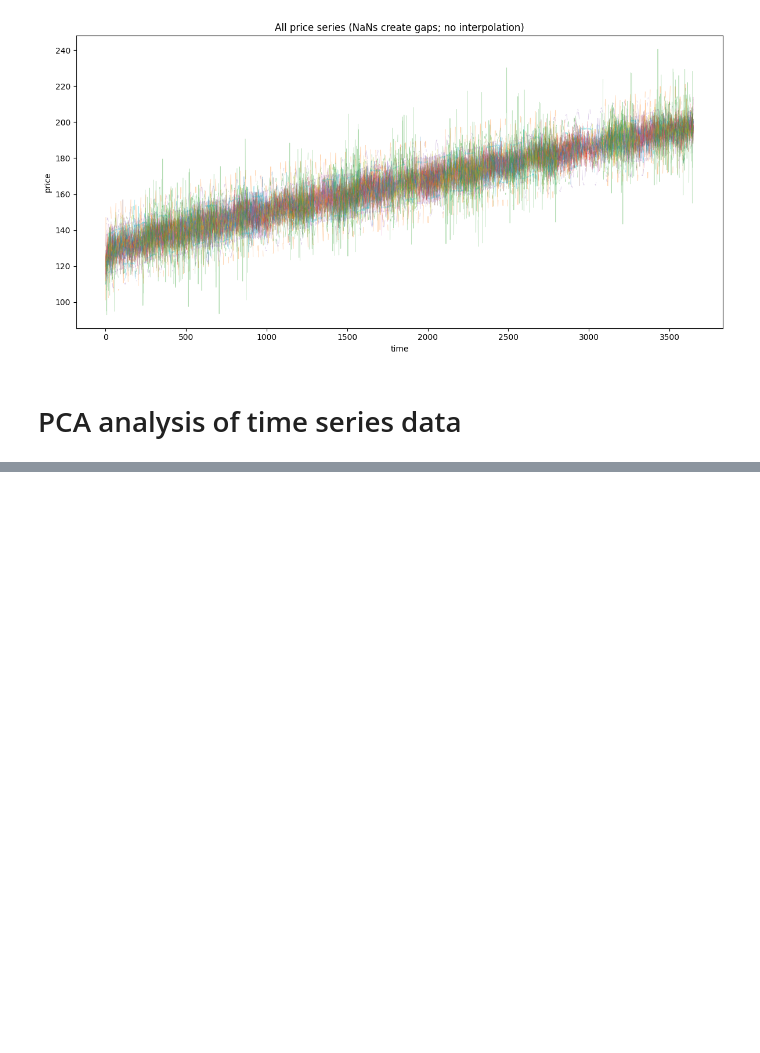
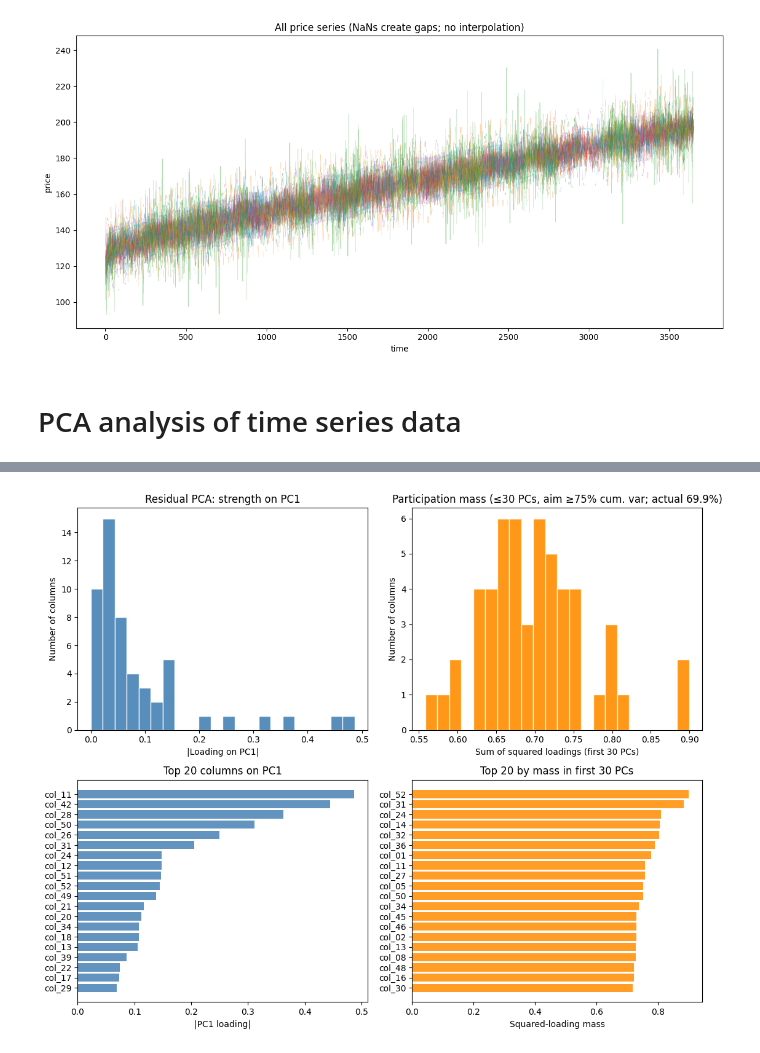
Before and after one commit to Nikhilesh-B/LimestoneDataChallengeMIT2026, a Jupyter notebook: Problem1/Problem1.ipynb, the cells around one changed output, grey strips where cells are left out. Cells and saved outputs as stored; diff of their text form; code cells hidden in the pictures; blank space fills up the shorter version.

```diff
--- a/Problem1/Problem1.ipynb
+++ b/Problem1/Problem1.ipynb
@@ -303,0 +520,85 @@ submit_answer_1(placeholder_example_solution_for_format())  # You must submit yo
+# %%
+
+price_cols = DF.select_dtypes(include=[np.number]).columns
+X_raw = DF[price_cols].copy()
+row_means = X_raw.mean(axis=1)
+R = X_raw.sub(row_means, axis=0).fillna(0.0)
+
+pipe_res = Pipeline(
+    [
+        ("scale", StandardScaler()),
+        ("pca", PCA()),
+    ]
+)
+pipe_res.fit(R)
+pca = pipe_res.named_steps["pca"]
+names = list(R.columns)
+
+# Participation mass: PCs until 75% cumulative variance, capped at 30 PCs
+TARGET_VAR = 0.75
+MAX_PCS = 30
+cum = np.cumsum(pca.explained_variance_ratio_)
+K_75 = int(np.searchsorted(cum, TARGET_VAR) + 1)
+K_75 = max(K_75, 1)
+K_use = min(K_75, MAX_PCS, pca.n_components_)
+
+# Loadings: variable j on PC k  ~  component[k,j] * sqrt(eigenvalue_k)
+comp = pca.components_[:K_use]
+ev = pca.explained_variance_[:K_use]
+L = comp.T * np.sqrt(ev)
+participation_mass = np.sum(L**2, axis=1)
+pc1_abs = np.abs(pca.components_[0, :])
+
+load_df = pd.DataFrame(
+    {
+        "abs_loading_PC1": pc1_abs,
+        "sq_loading_mass": participation_mass,
+    },
+    index=names,
+)
+
+print(
+    f"Participation mass = sum of squared loadings on first {K_use} PCs. "
+    f"Rule: min(PCs for ≥{TARGET_VAR:.0%} var, {MAX_PCS}) → "
+    f"K_75={K_75}, K_use={K_use}. "
+    f"Cumulative explained variance over those PCs: {cum[K_use - 1]:.4f}."
+)
+print(load_df.describe())
+print("\nTop 20 by |PC1 loading|:")
+print(load_df.sort_values("abs_loading_PC1", ascending=False).head(20))
+print("\nBottom 20 by |PC1 loading|:")
+print(load_df.sort_values("abs_loading_PC1", ascending=True).head(20))
+print(f"\nTop 20 by mass in first {K_use} PCs (squared loadings):")
+print(load_df.sort_values("sq_loading_mass", ascending=False).head(20))
+
+fig, axes = plt.subplots(2, 2, figsize=(11, 9))
+
+axes[0, 0].hist(load_df["abs_loading_PC1"], bins=22, color="steelblue", edgecolor="white", alpha=0.9)
+axes[0, 0].set_xlabel("|Loading on PC1|")
+axes[0, 0].set_ylabel("Number of columns")
+axes[0, 0].set_title("Residual PCA: strength on PC1")
+
+axes[0, 1].hist(load_df.iloc[:, 1], bins=22, color="darkorange", edgecolor="white", alpha=0.9)
+axes[0, 1].set_xlabel(f"Sum of squared loadings (first {K_use} PCs)")
+axes[0, 1].set_ylabel("Number of columns")
+axes[0, 1].set_title(
+    f"Participation mass (≤{MAX_PCS} PCs, aim ≥{TARGET_VAR:.0%} cum. var; actual {cum[K_use - 1]:.1%})"
+)
+
+s1 = load_df.sort_values("abs_loading_PC1", ascending=False).reset_index()
+axes[1, 0].barh(s1["index"][:20], s1["abs_loading_PC1"][:20], color="steelblue", alpha=0.85)
+axes[1, 0].invert_yaxis()
+axes[1, 0].set_xlabel("|PC1 loading|")
+axes[1, 0].set_title("Top 20 columns on PC1")
+
+col_mass = load_df.columns[1]
+s2 = load_df.sort_values(col_mass, ascending=False).reset_index()
+axes[1, 1].barh(s2["index"][:20], s2[col_mass][:20], color="darkorange", alpha=0.85)
+axes[1, 1].invert_yaxis()
+axes[1, 1].set_xlabel("Squared-loading mass")
+axes[1, 1].set_title(f"Top 20 by mass in first {K_use} PCs")
+plt.tight_layout()
+plt.show()
+
+load_df.sort_values(col_mass, ascending=False)
+# %% [output]
@@ -303,0 +622 @@ submit_answer_1(placeholder_example_solution_for_format())  # You must submit yo
+[figure, added]
```
Also changed, not shown: parts of 32 cells of this notebook, 2 other files.
